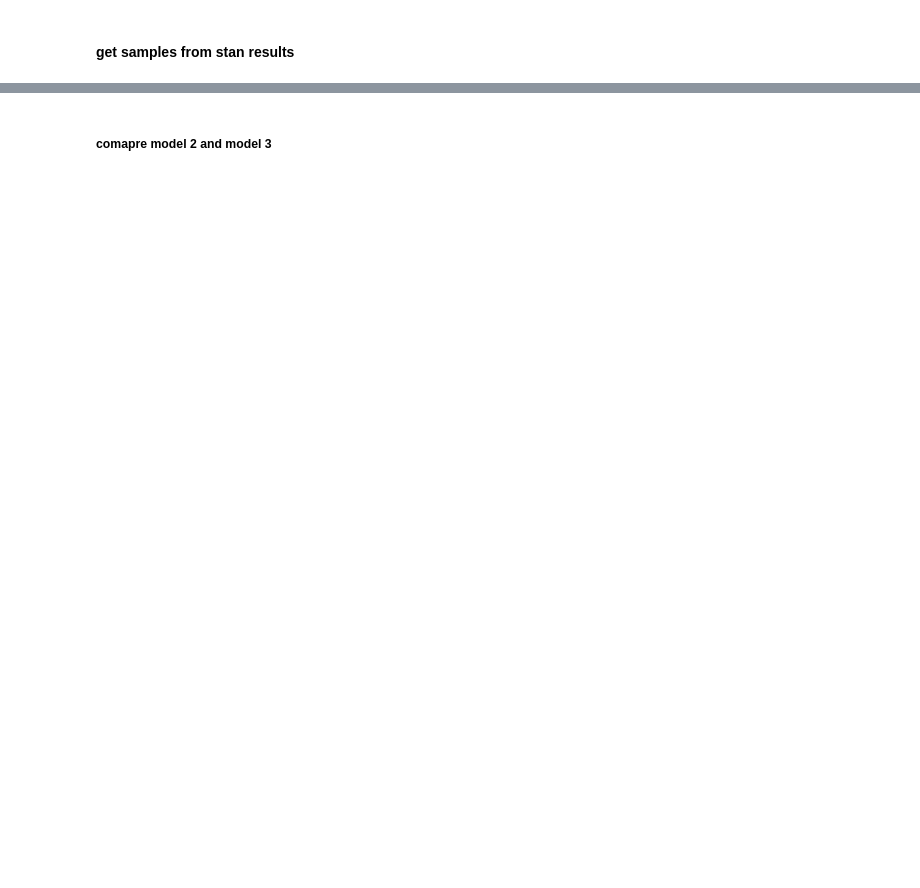
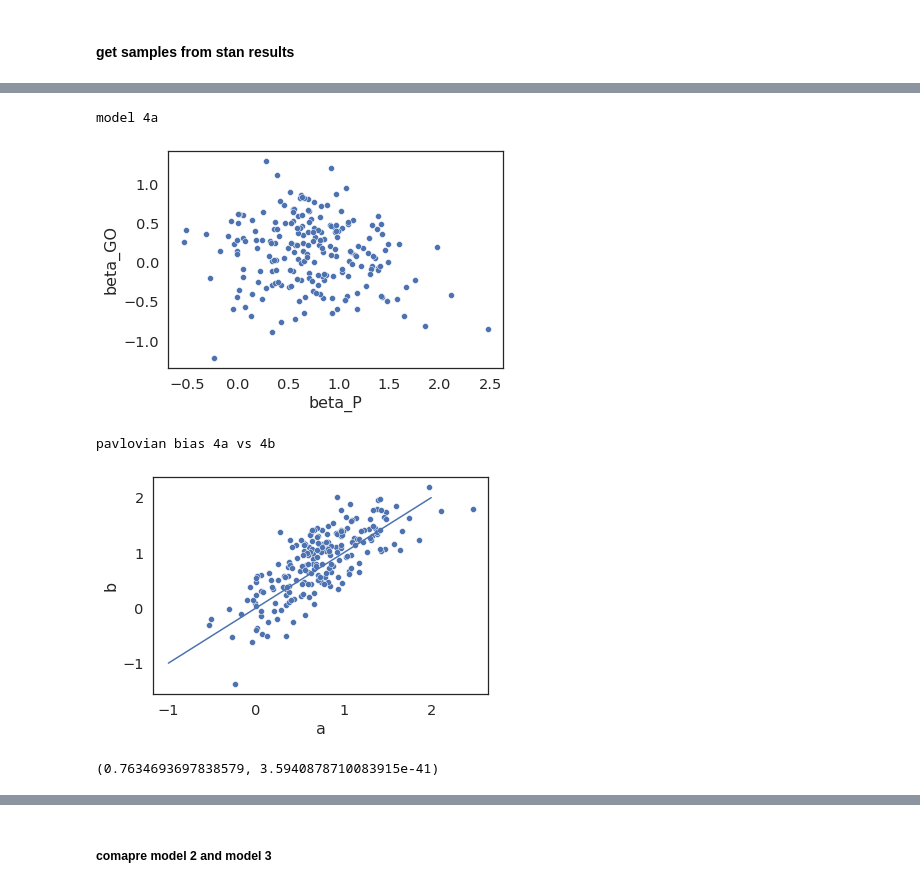
Before and after one commit to nivlab/RobotFactory, a Jupyter notebook: study02/05_Parameter_test.ipynb, the cells around one changed output, grey strips where cells are left out. Cells and saved outputs as stored; diff of their text form; code cells hidden in the pictures; blank space fills up the shorter version.

```diff
--- a/study02/05_Parameter_test.ipynb
+++ b/study02/05_Parameter_test.ipynb
@@ -129,0 +273,51 @@ samples_pivot = samples.pivot_table(index=['model','session','subj'],
+# %%
+# all_samples_summ_m4.name.str.split('[')[0]
+
+
+all_samples_summ_m4['param_name'] = all_samples_summ_m4.name.str.split('[', expand=True)[0]
+all_samples_summ_m4['subj_n'] = all_samples_summ_m4.name.str.split('[', expand=True)[1]
+all_samples_summ_m4['subj_n'] = all_samples_summ_m4['subj_n'].str[:-1]
+# %%
+all_samples_summ_m4['subj_ver_ses'] = all_samples_summ_m4['subj_n'] +"_"+ all_samples_summ_m4['version']+"_"+all_samples_summ_m4['session'].astype('str')
+all_samples_summ_m4['subj_ses'] = all_samples_summ_m4['subj_n'] +"_"+all_samples_summ_m4['session'].astype('str')
+# %%
+# all_samples_summ_m4.pivot(columns=["param_name",'subj_n',"version",'session'],
+#                           values="Mean")
+
+
+
+pivot_t1 = all_samples_summ_m4[all_samples_summ_m4.param_name.isin(['beta_P','beta_GO'])&(all_samples_summ_m4.version=='a')].pivot(index='subj_ver_ses',
+                                                                                     columns=["param_name"],
+                                                                                      values="Mean").reset_index()
+
+
+pivot_t2 = all_samples_summ_m4[all_samples_summ_m4.param_name.isin(['beta_P'])].pivot(index='subj_ses',
+                                                                                     columns=['version'],
+                                                                                      values="Mean").reset_index()
+
+pivot_t3 = all_samples_summ_m4[all_samples_summ_m4.param_name.isin(['beta_GO'])].pivot(index='subj_ses',
+                                                                                     columns=['version'],
+                                                                                      values="Mean").reset_index()
+# %%
+print('model 4a')
+sns.scatterplot(data=pivot_t1, x='beta_P',
+                y='beta_GO')
+
+plt.show()
+print('pavlovian bias 4a vs 4b')
+sns.scatterplot(data=pivot_t2, x='a',
+                y='b')
+
+plt.plot([-1,2],[-1,2])
+plt.show()
+# %% [output]
+model 4a
+[figure, added]
+pavlovian bias 4a vs 4b
+[figure, added]
+# %%
+pivot_t2 = pivot_t2.dropna()
+pivot_t1 = pivot_t1.dropna()
+sp.stats.pearsonr(pivot_t2['a'],pivot_t2['b'])
+# %% [output]
+(0.7634693697838579, 3.5940878710083915e-41)
```
Also changed, not shown: parts of 50 cells of this notebook, 18 other files.
